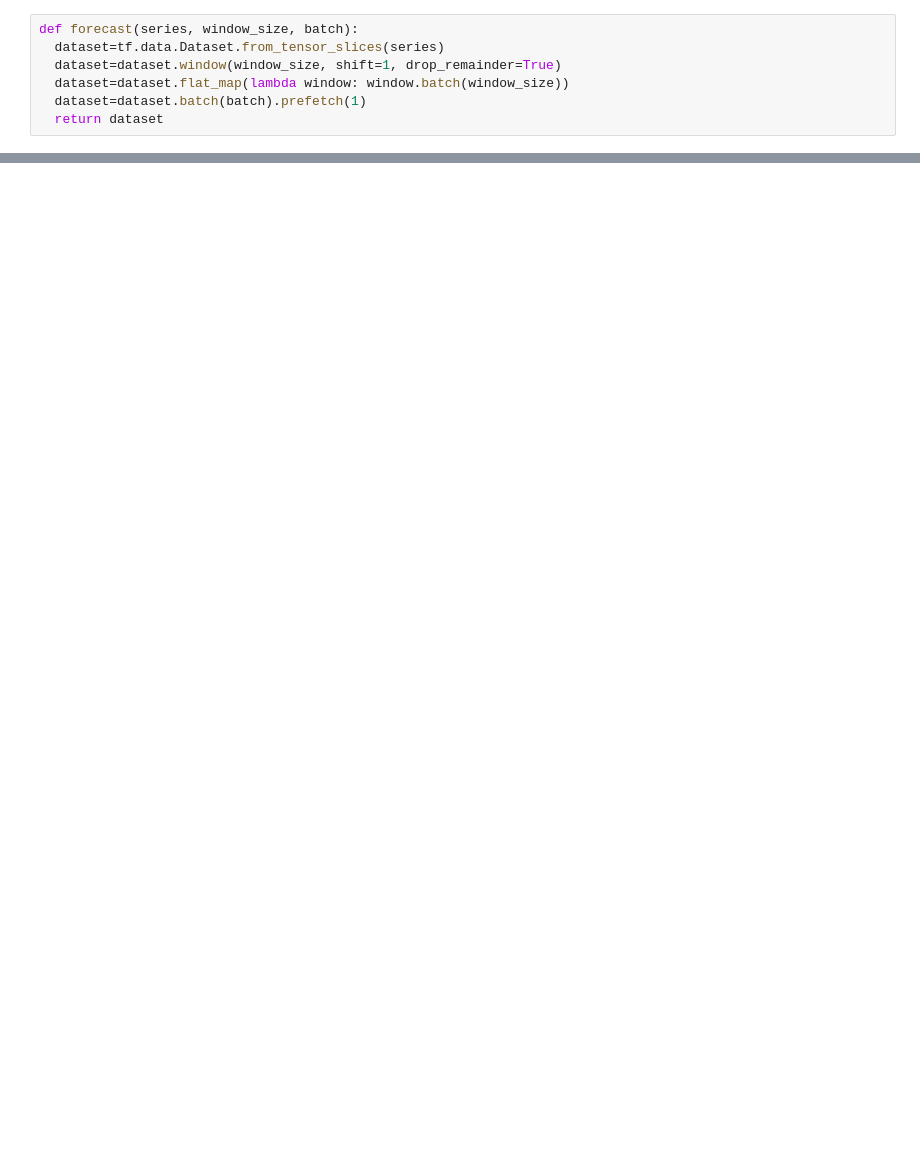
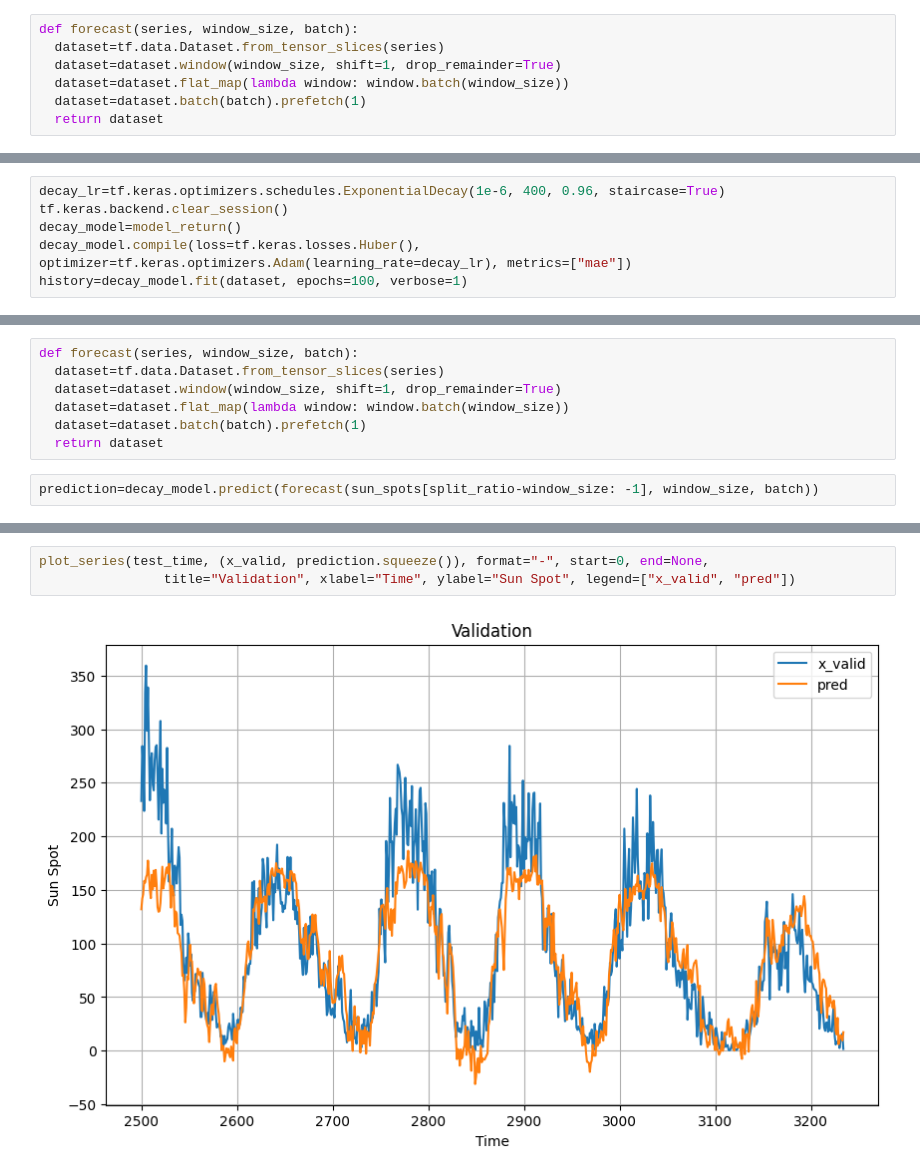
Before and after one commit to NILEG/TensorFlow, a Jupyter notebook: Sunspot_CNN_RNN_DNN.ipynb, the cells around one changed output, grey strips where cells are left out. Drawn from its saved outputs; the diff is of its cells as text; blank space fills up the shorter version.

```diff
--- a/Sunspot_CNN_RNN_DNN.ipynb
+++ b/Sunspot_CNN_RNN_DNN.ipynb
@@ -186,0 +189,6 @@ tf.keras.metrics.mean_absolute_error(x_valid, prediction.squeeze()).numpy()
+# %%
+decay_lr=tf.keras.optimizers.schedules.ExponentialDecay(1e-6, 400, 0.96, staircase=True)
+tf.keras.backend.clear_session()
+decay_model=model_return()
+decay_model.compile(loss=tf.keras.losses.Huber(), optimizer=tf.keras.optimizers.Adam(learning_rate=decay_lr), metrics=["mae"])
+history=decay_model.fit(dataset, epochs=100, verbose=1)
@@ -186,0 +213,9 @@ tf.keras.metrics.mean_absolute_error(x_valid, prediction.squeeze()).numpy()
+# %%
+def forecast(series, window_size, batch):
+  dataset=tf.data.Dataset.from_tensor_slices(series)
+  dataset=dataset.window(window_size, shift=1, drop_remainder=True)
+  dataset=dataset.flat_map(lambda window: window.batch(window_size))
+  dataset=dataset.batch(batch).prefetch(1)
+  return dataset
+# %%
+prediction=decay_model.predict(forecast(sun_spots[split_ratio-window_size: -1], window_size, batch))
@@ -186,0 +224,5 @@ tf.keras.metrics.mean_absolute_error(x_valid, prediction.squeeze()).numpy()
+# %%
+plot_series(test_time, (x_valid, prediction.squeeze()), format="-", start=0, end=None,
+                title="Validation", xlabel="Time", ylabel="Sun Spot", legend=["x_valid", "pred"])
+# %% [output]
+[figure, added]
```
Also changed, not shown: parts of 11 cells of this notebook.
